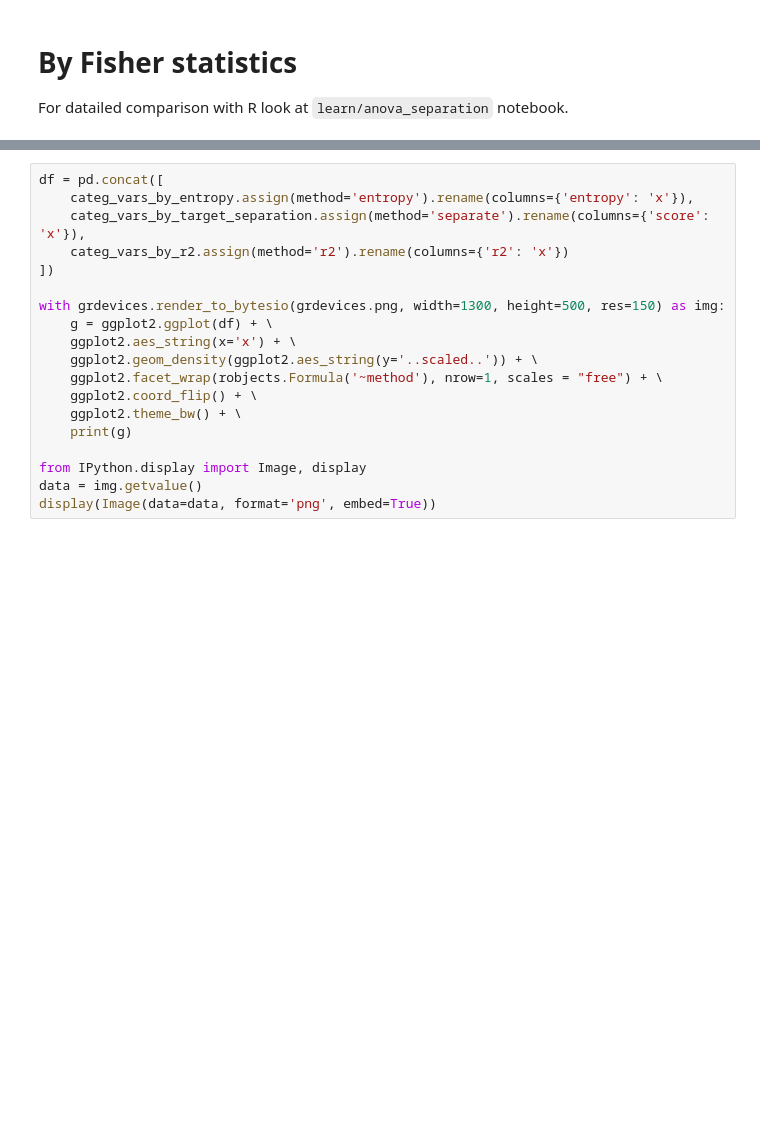
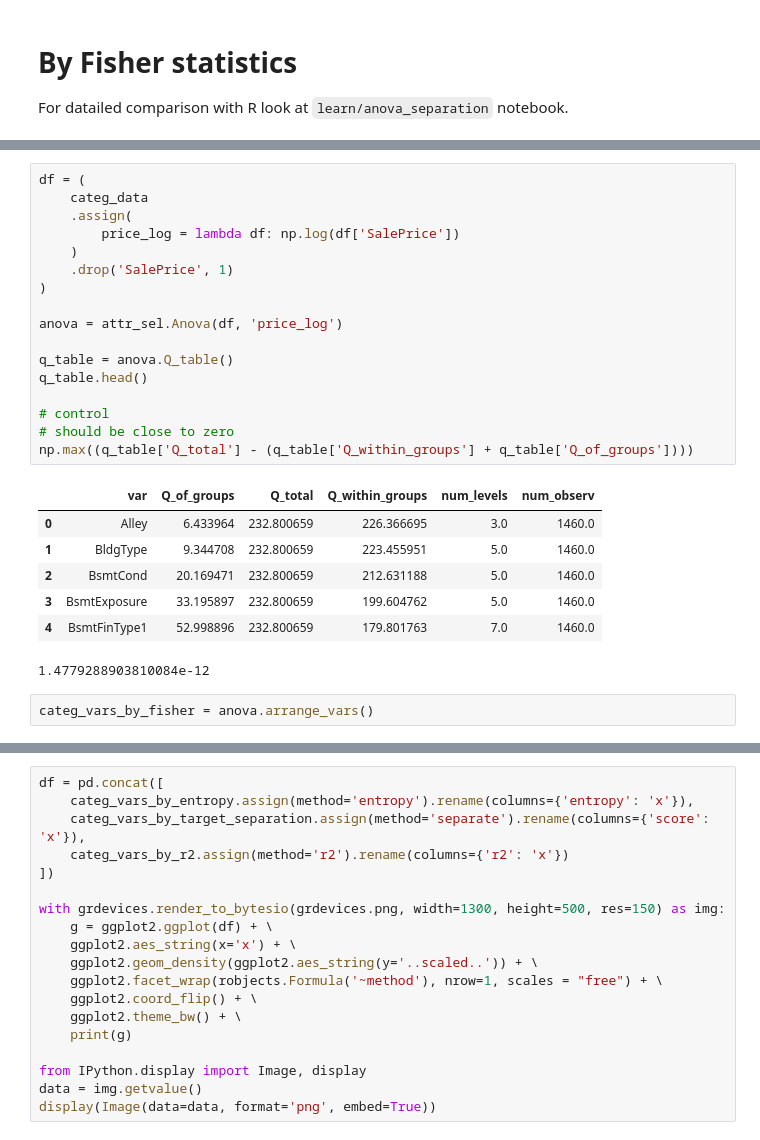
Before and after one commit to MatrixNorm/kaggle, a Jupyter notebook: pybooks/house_prices/01_first_look.ipynb, the cells around one changed output, grey strips where cells are left out. Drawn from its saved outputs; the diff is of its cells as text; blank space fills up the shorter version.

```diff
--- a/pybooks/house_prices/01_first_look.ipynb
+++ b/pybooks/house_prices/01_first_look.ipynb
@@ -483,0 +416,27 @@ x
+# %%
+df = (
+    categ_data
+    .assign(
+        price_log = lambda df: np.log(df['SalePrice'])
+    )
+    .drop('SalePrice', 1)
+)
+
+anova = attr_sel.Anova(df, 'price_log')
+
+q_table = anova.Q_table()
+q_table.head()
+
+# control
+# should be close to zero
+np.max((q_table['Q_total'] - (q_table['Q_within_groups'] + q_table['Q_of_groups'])))
+# %% [output]
+|  | var | Q_of_groups | Q_total | Q_within_groups | num_levels | num_observ |
+| 0 | Alley | 6.433964 | 232.800659 | 226.366695 | 3.0 | 1460.0 |
+| 1 | BldgType | 9.344708 | 232.800659 | 223.455951 | 5.0 | 1460.0 |
+| 2 | BsmtCond | 20.169471 | 232.800659 | 212.631188 | 5.0 | 1460.0 |
+| 3 | BsmtExposure | 33.195897 | 232.800659 | 199.604762 | 5.0 | 1460.0 |
+| 4 | BsmtFinType1 | 52.998896 | 232.800659 | 179.801763 | 7.0 | 1460.0 |
+1.4779288903810084e-12
+# %%
+categ_vars_by_fisher = anova.arrange_vars()
```
Also changed, not shown: parts of 3 cells of this notebook, 3 other files.
